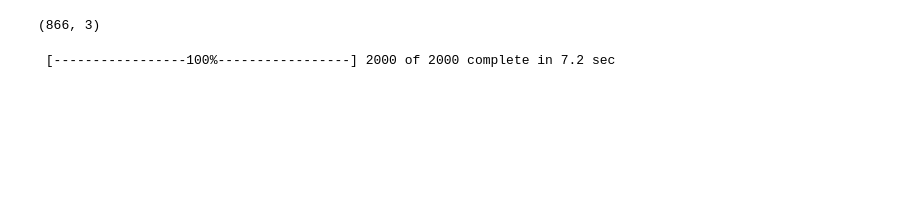
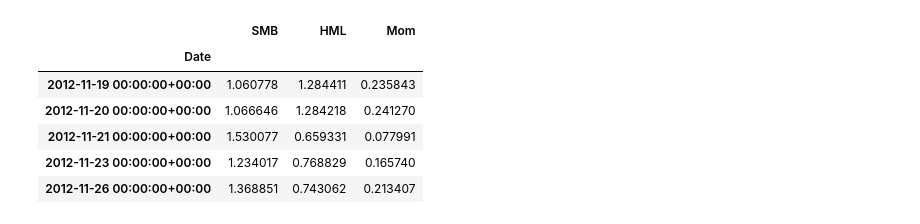
Before and after one commit to quantopian/pyfolio, a Jupyter notebook: pyfolio/examples/Fama-French Benchmark.ipynb, the cells around one changed output. Drawn from its saved outputs; the diff is of its cells as text; code cells hidden in the pictures; blank space fills up the shorter version.

```diff
--- a/pyfolio/examples/Fama-French Benchmark.ipynb
+++ b/pyfolio/examples/Fama-French Benchmark.ipynb
@@ -19,8 +33,10 @@ len(rolling_beta.dropna())
 # %%
-rolling_beta.shape
+rolling_beta.head()
 # %% [output]
-(866, 3)
+|  | SMB | HML | Mom |
+| Date |  |  |  |
+| 2012-11-19 00:00:00+00:00 | 1.060778 | 1.284411 | 0.235843 |
+| 2012-11-20 00:00:00+00:00 | 1.066646 | 1.284218 | 0.241270 |
+| 2012-11-21 00:00:00+00:00 | 1.530077 | 0.659331 | 0.077991 |
+| 2012-11-23 00:00:00+00:00 | 1.234017 | 0.768829 | 0.165740 |
+| 2012-11-26 00:00:00+00:00 | 1.368851 | 0.743062 | 0.213407 |
-# %%
-ok = bayesian.model_returns_t_alpha_beta(stock_rets, rolling_beta, samples=2000)
-# %% [output]
- [-----------------100%-----------------] 2000 of 2000 complete in 7.2 sec
```
Also changed, not shown: parts of 12 cells of this notebook, 1 other file.
